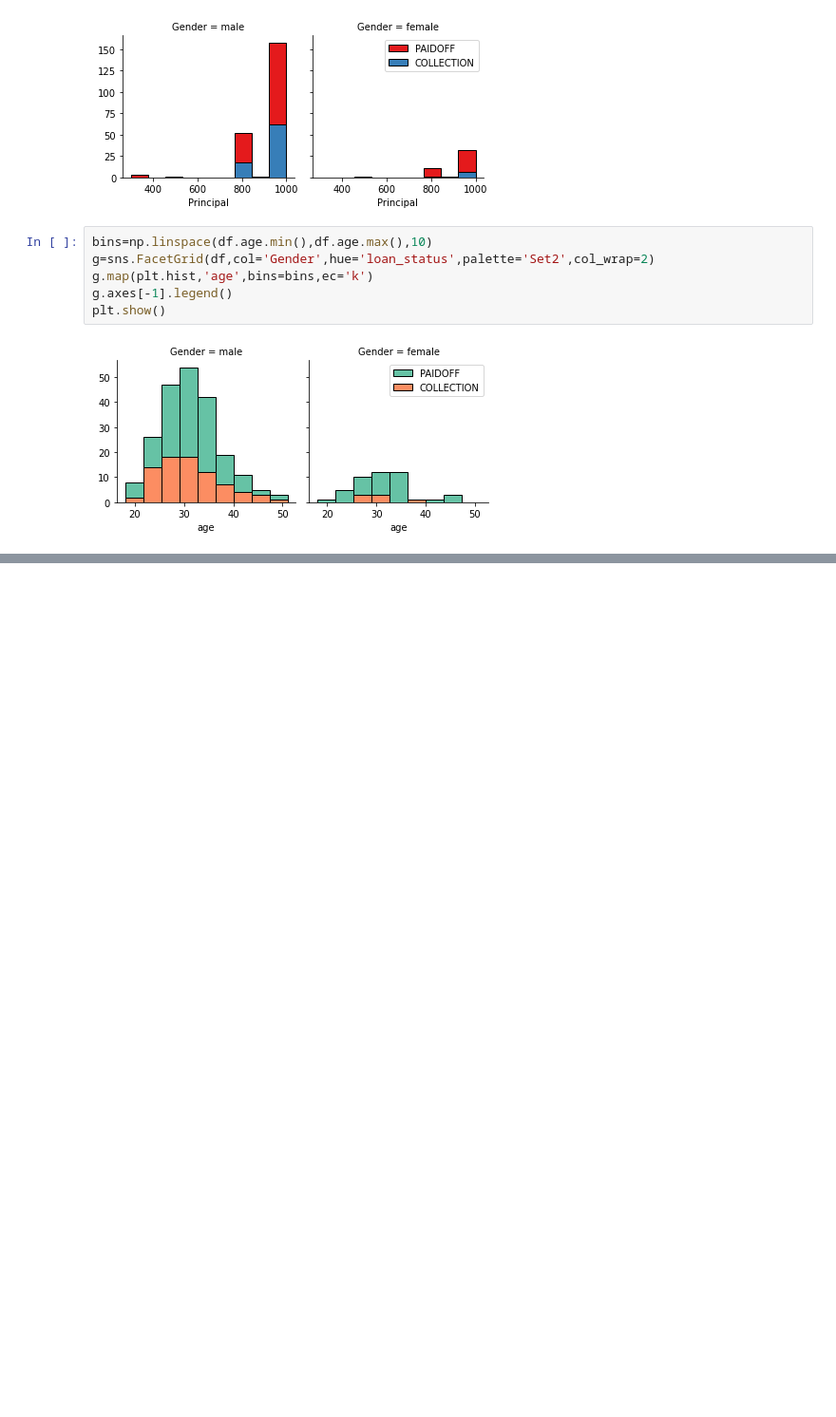
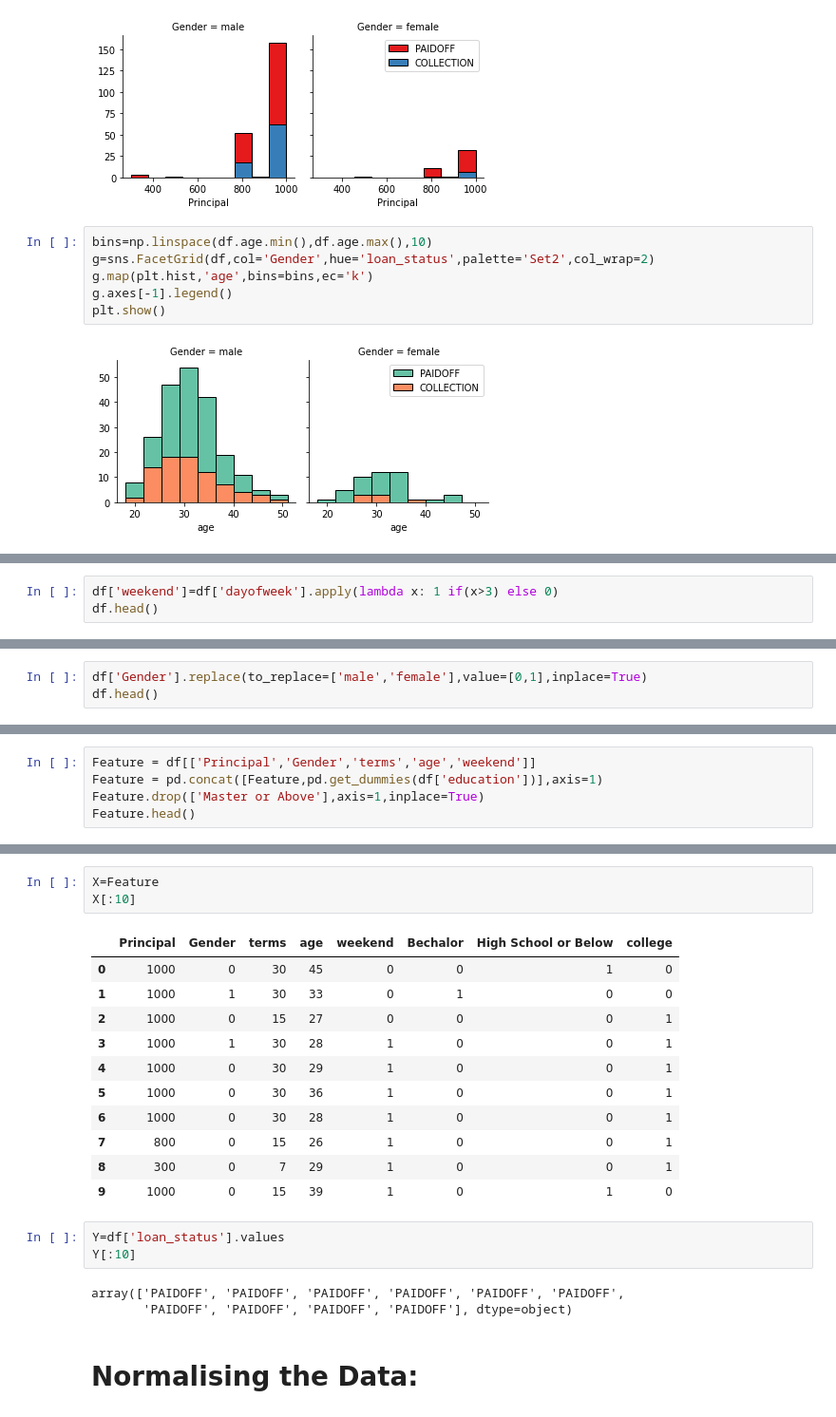
Before and after one commit to Pankaj740/Coursera_Capestone_project_mine, a Jupyter notebook: Coursera_Capestone_project.ipynb, the cells around one changed output, grey strips where cells are left out. Shown: that part at 95% size. Drawn from its saved outputs; the diff is of its cells as text; blank space fills up the shorter version.

```diff
--- a/Coursera_Capestone_project.ipynb
+++ b/Coursera_Capestone_project.ipynb
@@ -131,0 +147,3 @@ plt.show()
+# %%
+df['weekend']=df['dayofweek'].apply(lambda x: 1 if(x>3) else 0)
+df.head()
@@ -131,0 +181,3 @@ plt.show()
+# %%
+df['Gender'].replace(to_replace=['male','female'],value=[0,1],inplace=True)
+df.head()
@@ -131,0 +219,5 @@ plt.show()
+# %%
+Feature = df[['Principal','Gender','terms','age','weekend']]
+Feature = pd.concat([Feature,pd.get_dummies(df['education'])],axis=1)
+Feature.drop(['Master or Above'],axis=1,inplace=True)
+Feature.head()
@@ -131,0 +231,23 @@ plt.show()
+# %%
+X=Feature
+X[:10]
+# %% [output]
+|  | Principal | Gender | terms | age | weekend | Bechalor | High School or Below | college |
+| 0 | 1000 | 0 | 30 | 45 | 0 | 0 | 1 | 0 |
+| 1 | 1000 | 1 | 30 | 33 | 0 | 1 | 0 | 0 |
+| 2 | 1000 | 0 | 15 | 27 | 0 | 0 | 0 | 1 |
+| 3 | 1000 | 1 | 30 | 28 | 1 | 0 | 0 | 1 |
+| 4 | 1000 | 0 | 30 | 29 | 1 | 0 | 0 | 1 |
+| 5 | 1000 | 0 | 30 | 36 | 1 | 0 | 0 | 1 |
+| 6 | 1000 | 0 | 30 | 28 | 1 | 0 | 0 | 1 |
+| 7 | 800 | 0 | 15 | 26 | 1 | 0 | 0 | 1 |
+| 8 | 300 | 0 | 7 | 29 | 1 | 0 | 0 | 1 |
+| 9 | 1000 | 0 | 15 | 39 | 1 | 0 | 1 | 0 |
+# %%
+Y=df['loan_status'].values
+Y[:10]
+# %% [output]
+array(['PAIDOFF', 'PAIDOFF', 'PAIDOFF', 'PAIDOFF', 'PAIDOFF', 'PAIDOFF',
+       'PAIDOFF', 'PAIDOFF', 'PAIDOFF', 'PAIDOFF'], dtype=object)
+# %% [markdown]
+# Normalising the Data:
```
Also changed, not shown: parts of 28 cells of this notebook.
